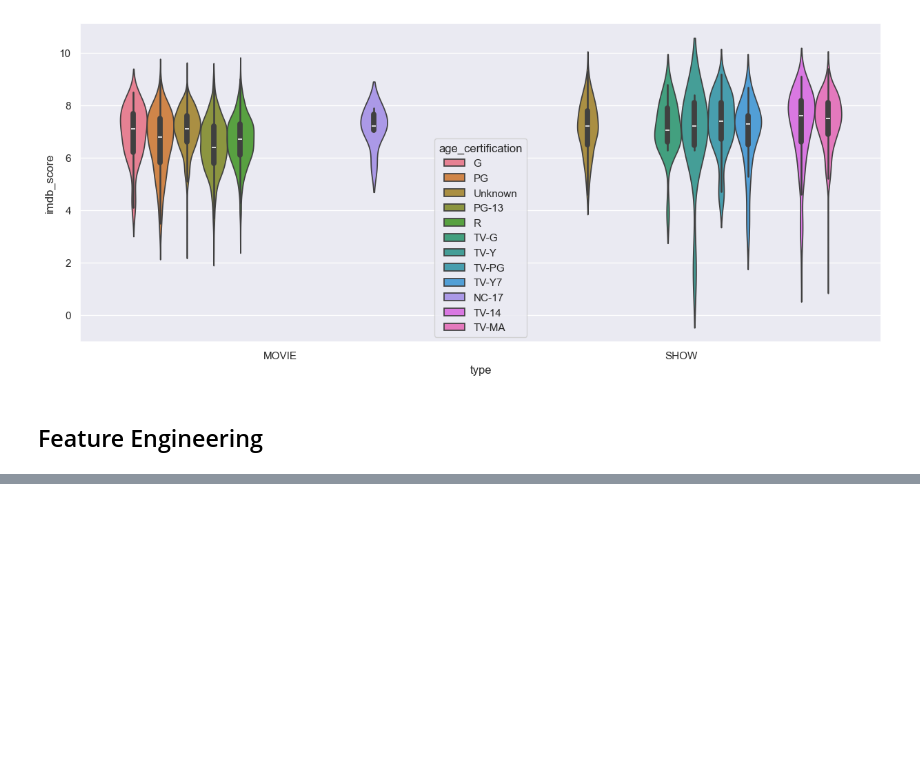
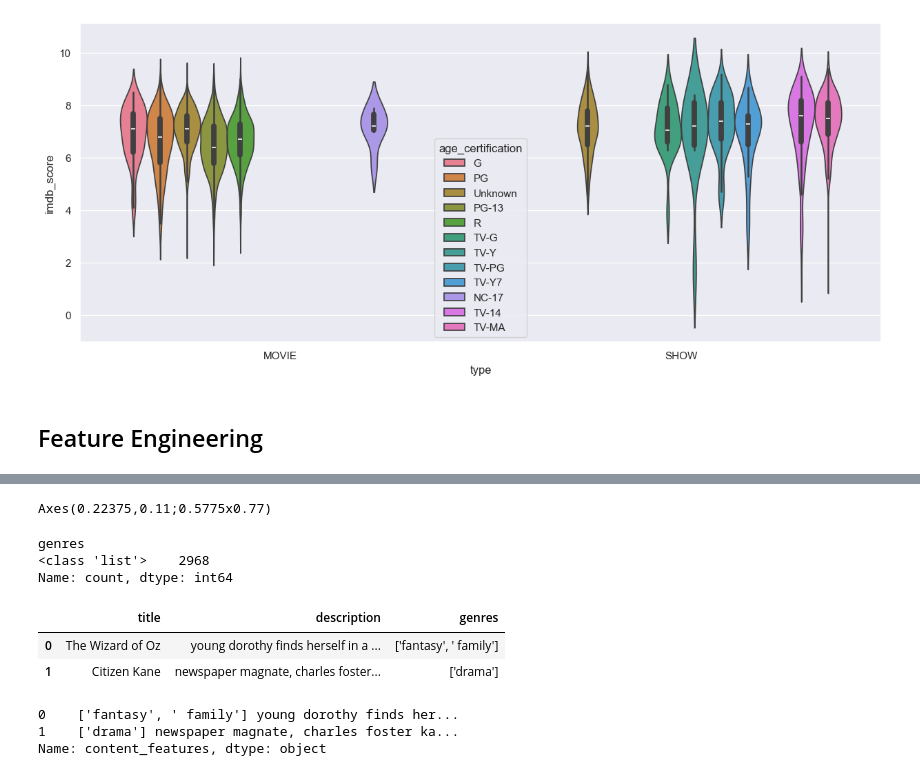
Before and after one commit to Imani-hub-pixel/Data-analysis-Python-, a Jupyter notebook: EDA and Feature Engineering projects/HBO Max TV Shows and movies/HBOmax.ipynb, the cells around one changed output, grey strips where cells are left out. Saved outputs shown, nothing was run; the diff lists cells and outputs as text; code cells hidden in the pictures; blank space fills up the shorter version.

```diff
--- a/EDA and Feature Engineering projects/HBO Max TV Shows and movies/HBOmax.ipynb
+++ b/EDA and Feature Engineering projects/HBO Max TV Shows and movies/HBOmax.ipynb
@@ -231,8 +231,17 @@ Data columns (total 15 columns):
 dtypes: float64(5), int64(2), object(8)
 memory usage: 371.0+ KB
 # %%
-df_title['genres']=df_title['genres'].str.replace(r"[\[\]']","",regex=True)
-df_title['production_countries']=df_title['production_countries'].str.replace(r"[\[\]']","",regex=True)
+df_title["genres"] = (
+    df_title["genres"]
+    .str.strip("[]")
+    .str.replace("'", "", regex=False)
+)
+
+df_title["production_countries"] = (
+    df_title["production_countries"]
+    .str.strip("[]")
+    .str.replace("'", "", regex=False)
+)
 # %%
 df_title.head()
 # %% [output]
@@ -721,0 +761,4 @@ plt.show()
+# %%
+print(type)
+# %% [output]
+Axes(0.22375,0.11;0.5775x0.77)
@@ -721,0 +767,17 @@ plt.show()
+# %%
+print(df_title["genres"].apply(type).value_counts())
+#print(df_title["production_countries"].apply(type).value_counts())
+# %% [output]
+genres
+<class 'list'>    2968
+Name: count, dtype: int64
+# %%
+df_title["genres"] = df_title["genres"].astype(str).str.lower().str.strip()
+df_title["production_countries"] = df_title["production_countries"].astype(str).str.lower().str.strip()
+df_title["description"] = df_title["description"].astype(str).str.lower().str.strip()
+# %%
+df_title[['title','description','genres']].head(2)
+# %% [output]
+|  | title | description | genres |
+| 0 | The Wizard of Oz | young dorothy finds herself in a ... | ['fantasy', ' family'] |
+| 1 | Citizen Kane | newspaper magnate, charles foster... | ['drama'] |
@@ -721,0 +786,6 @@ plt.show()
+# %%
+df_title['content_features'].head(2)
+# %% [output]
+0    ['fantasy', ' family'] young dorothy finds her...
+1    ['drama'] newspaper magnate, charles foster ka...
+Name: content_features, dtype: object
```
Also changed, not shown: parts of 13 cells of this notebook.
